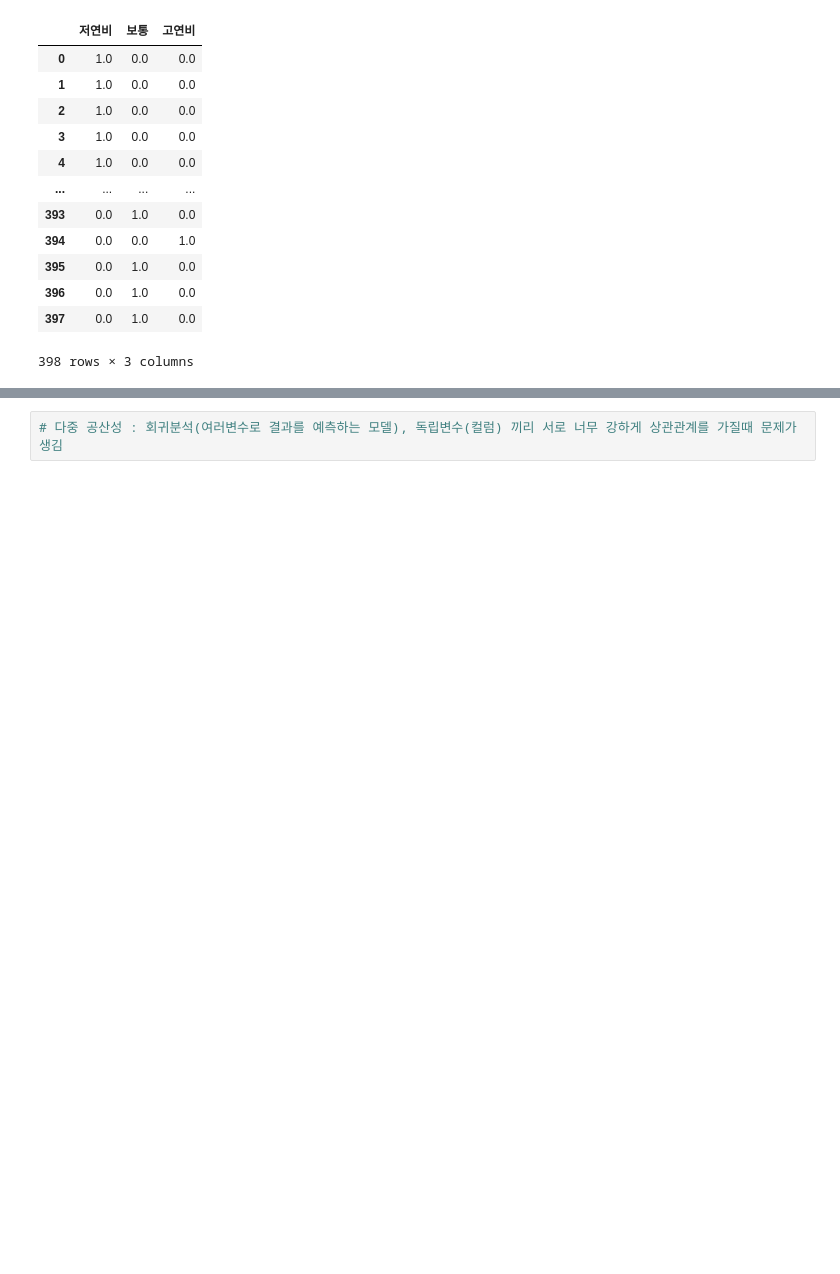
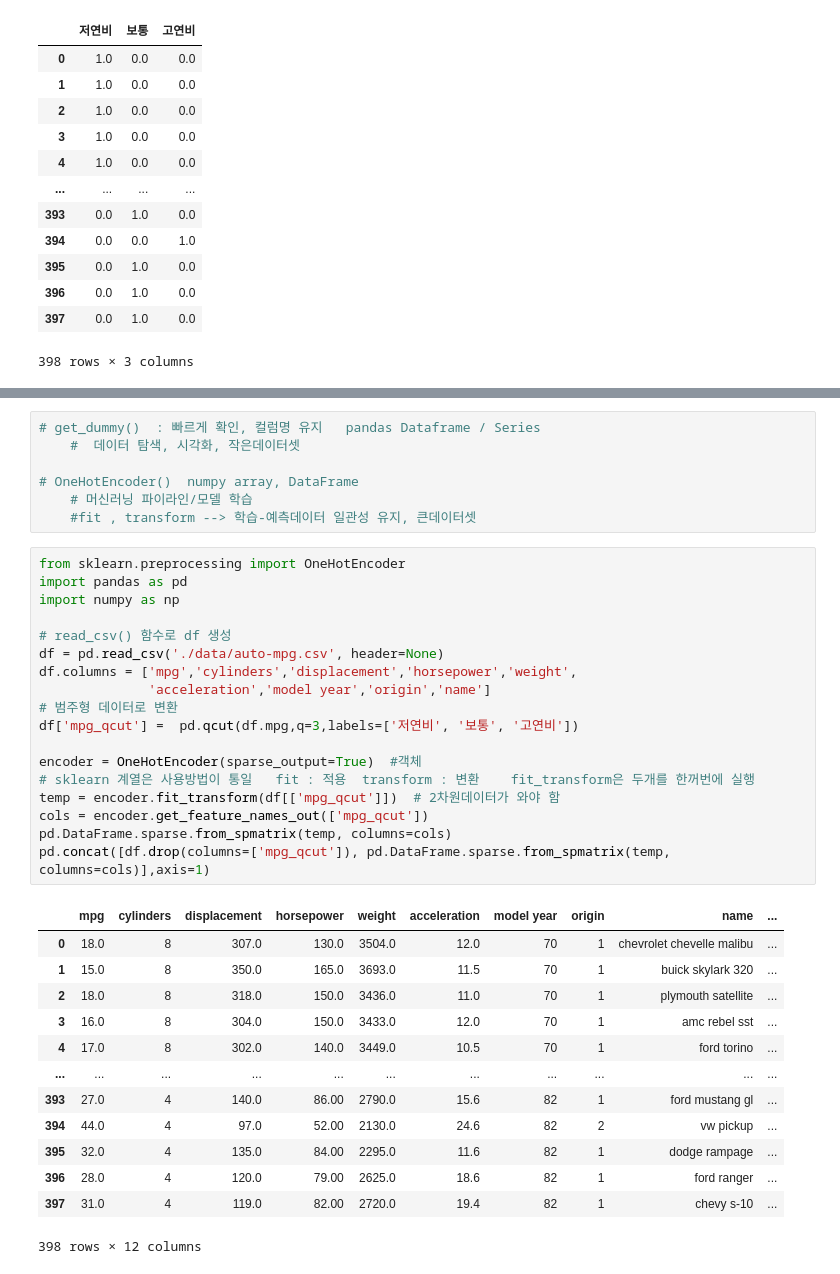
Before and after one commit to djdjdjdfh1/pandas-data-analysis, a Jupyter notebook: part5/5.12_one_hot_encoding.ipynb, the cells around one changed output, grey strips where cells are left out. Saved outputs shown, nothing was run; the diff lists cells and outputs as text; blank space fills up the shorter version.

Commit message:
pandas 데이터 전처리 학습

```diff
--- a/part5/5.12_one_hot_encoding.ipynb
+++ b/part5/5.12_one_hot_encoding.ipynb
@@ -181,2 +200,39 @@ pd.DataFrame(data=temp, columns=cols)
 # %%
-# 다중 공산성 : 회귀분석(여러변수로 결과를 예측하는 모델), 독립변수(컬럼) 끼리 서로 너무 강하게 상관관계를 가질때 문제가 생김
+# get_dummy()  : 빠르게 확인, 컬럼명 유지   pandas Dataframe / Series
+    #  데이터 탐색, 시각화, 작은데이터셋
+
+# OneHotEncoder()  numpy array, DataFrame
+    # 머신러닝 파이라인/모델 학습
+    #fit , transform --> 학습-예측데이터 일관성 유지, 큰데이터셋
+# %%
+from sklearn.preprocessing import OneHotEncoder
+import pandas as pd
+import numpy as np
+
+# read_csv() 함수로 df 생성
+df = pd.read_csv('./data/auto-mpg.csv', header=None)
+df.columns = ['mpg','cylinders','displacement','horsepower','weight',
+              'acceleration','model year','origin','name']
+# 범주형 데이터로 변환
+df['mpg_qcut'] =  pd.qcut(df.mpg,q=3,labels=['저연비', '보통', '고연비'])
+
+encoder = OneHotEncoder(sparse_output=True)  #객체
+# sklearn 계열은 사용방법이 통일   fit : 적용  transform : 변환    fit_transform은 두개를 한꺼번에 실행
+temp = encoder.fit_transform(df[['mpg_qcut']])  # 2차원데이터가 와야 함
+cols = encoder.get_feature_names_out(['mpg_qcut'])
+pd.DataFrame.sparse.from_spmatrix(temp, columns=cols)
+pd.concat([df.drop(columns=['mpg_qcut']), pd.DataFrame.sparse.from_spmatrix(temp, columns=cols)],axis=1)
+# %% [output]
+|  | mpg | cylinders | displacement | horsepower | weight | acceleration | model year | origin | name | ... |
+| 0 | 18.0 | 8 | 307.0 | 130.0 | 3504.0 | 12.0 | 70 | 1 | chevrolet chevelle malibu | ... |
+| 1 | 15.0 | 8 | 350.0 | 165.0 | 3693.0 | 11.5 | 70 | 1 | buick skylark 320 | ... |
+| 2 | 18.0 | 8 | 318.0 | 150.0 | 3436.0 | 11.0 | 70 | 1 | plymouth satellite | ... |
+| 3 | 16.0 | 8 | 304.0 | 150.0 | 3433.0 | 12.0 | 70 | 1 | amc rebel sst | ... |
+| 4 | 17.0 | 8 | 302.0 | 140.0 | 3449.0 | 10.5 | 70 | 1 | ford torino | ... |
+| ... | ... | ... | ... | ... | ... | ... | ... | ... | ... | ... |
+| 393 | 27.0 | 4 | 140.0 | 86.00 | 2790.0 | 15.6 | 82 | 1 | ford mustang gl | ... |
+| 394 | 44.0 | 4 | 97.0 | 52.00 | 2130.0 | 24.6 | 82 | 2 | vw pickup | ... |
+| 395 | 32.0 | 4 | 135.0 | 84.00 | 2295.0 | 11.6 | 82 | 1 | dodge rampage | ... |
+| 396 | 28.0 | 4 | 120.0 | 79.00 | 2625.0 | 18.6 | 82 | 1 | ford ranger | ... |
+| 397 | 31.0 | 4 | 119.0 | 82.00 | 2720.0 | 19.4 | 82 | 1 | chevy s-10 | ... |
+398 rows × 12 columns
```
Also changed, not shown: parts of 9 cells of this notebook.
